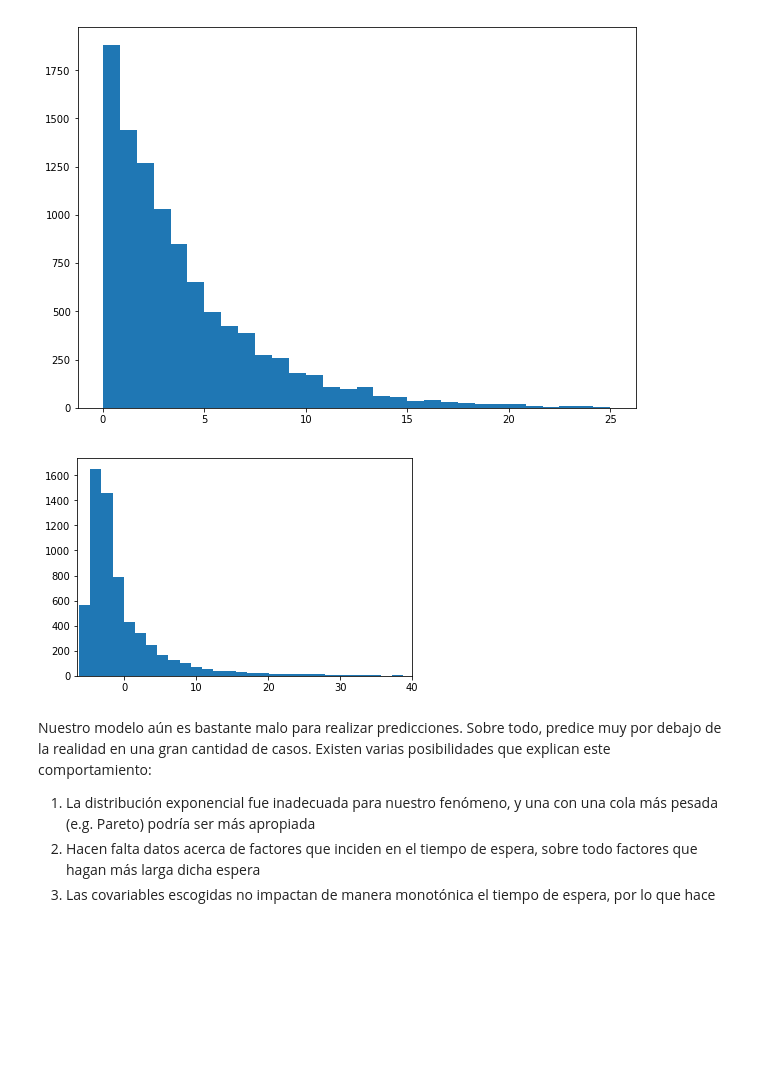
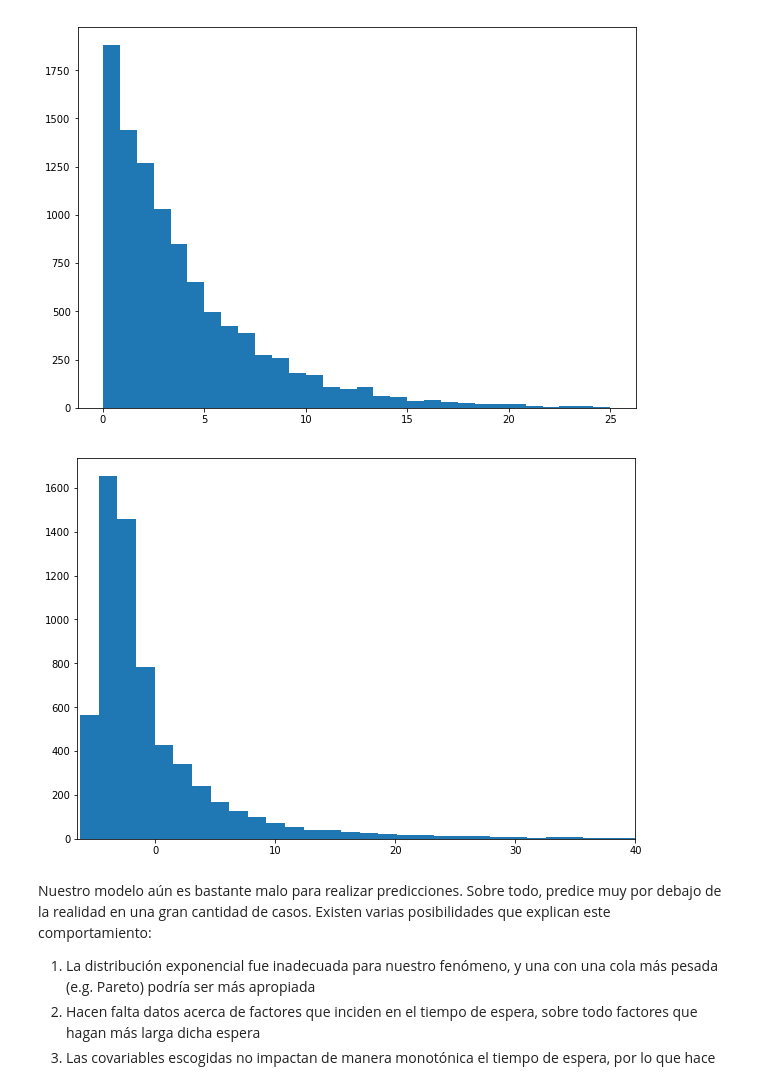
Before and after one commit to arinarmo/pymc3_intro, a Jupyter notebook: cinvespy.ipynb, the cells around one changed output. Saved outputs shown, nothing was run; the diff lists cells and outputs as text; code cells hidden in the pictures; blank space fills up the shorter version.

```diff
--- a/cinvespy.ipynb
+++ b/cinvespy.ipynb
@@ -366,11 +366,12 @@ plt.show()
 [figure]
 # %%
 # En esta gráfica podemos observar el 'ajuste' de nuestro modelo
+plt.figure(figsize=(10, 7))
 plt.hist(model_data - pred_samples["wait_time"].mean(axis=0), bins=100)
 plt.xlim(xmin=-6.5, xmax=40)
 plt.show()
 # %% [output]
-[figure, old version]
+[figure, new version]
 # %% [markdown]
 Nuestro modelo aún es bastante malo para realizar predicciones. Sobre todo, predice muy por debajo de la realidad en una gran cantidad de casos. Existen varias posibilidades que explican este comportamiento:
 
```
